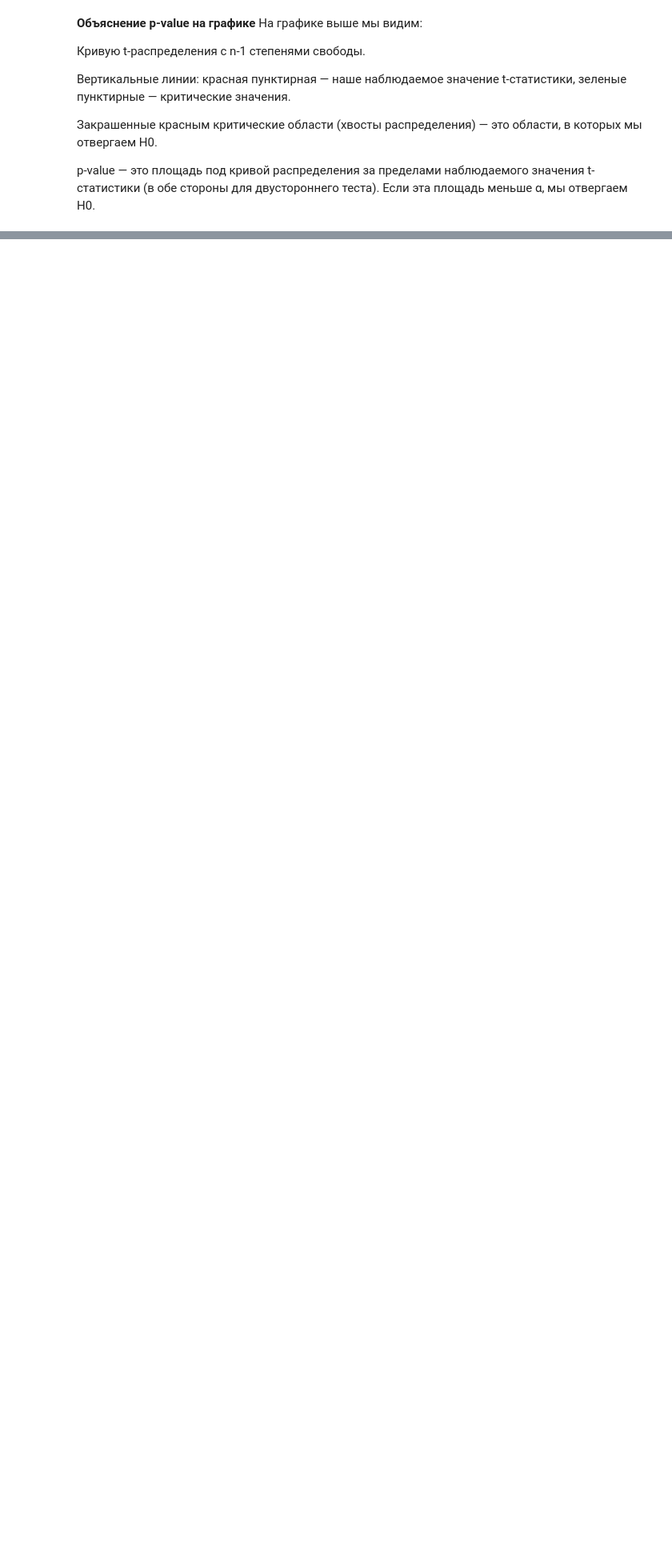
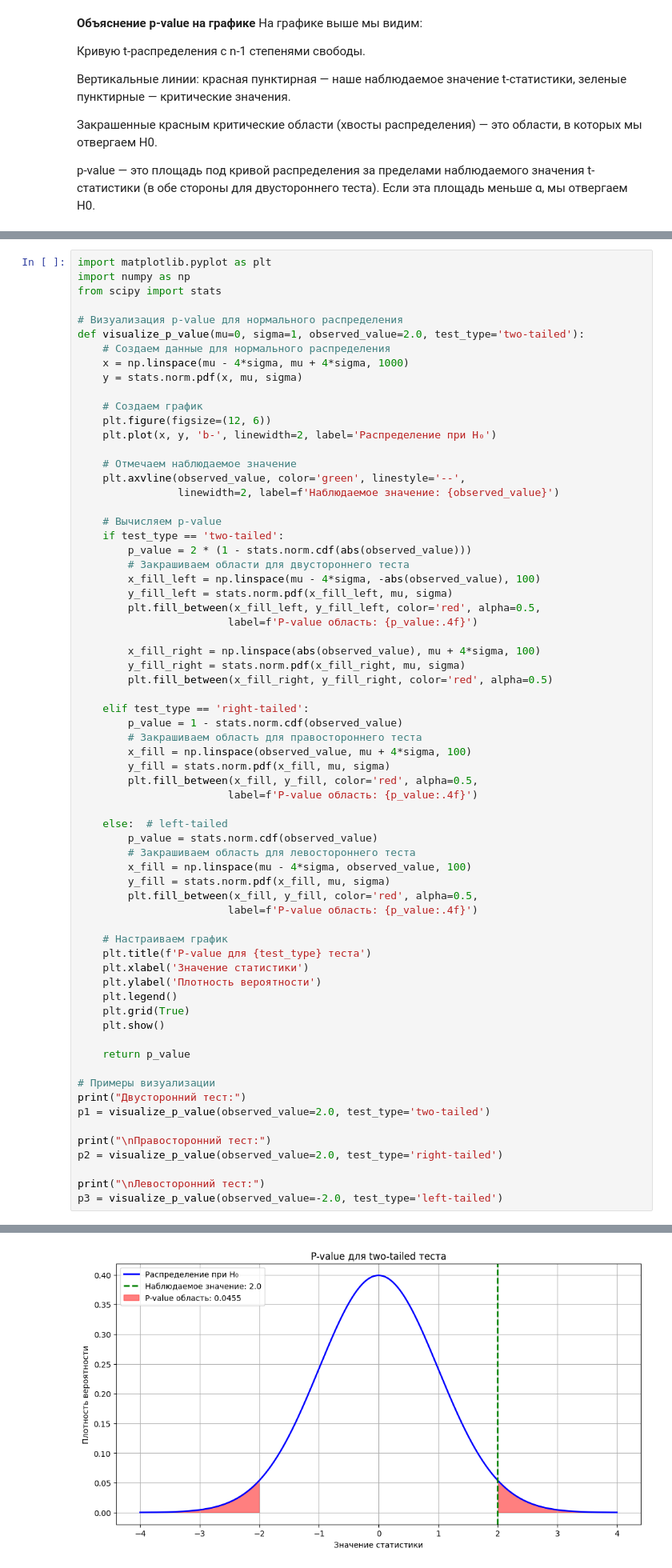
Before and after one commit to antipovaya/probability-theory-and-mathematical-statistics, a Jupyter notebook: Тестирование_гипотез(параметрические_тесты).ipynb, the cells around one changed output, grey strips where cells are left out. Shown: that part at 80% size. Cells and saved outputs as stored; diff of their text form; blank space fills up the shorter version.

```diff
--- a/Тестирование_гипотез(параметрические_тесты).ipynb
+++ b/Тестирование_гипотез(параметрические_тесты).ipynb
@@ -370,3 +370,71 @@ plot_p_value(observed_value=-2.5, test_type='left-tailed')  # Левосторо
 [figure]
 [figure]
 [figure]
+# %%
+import matplotlib.pyplot as plt
+import numpy as np
+from scipy import stats
+
+# Визуализация p-value для нормального распределения
+def visualize_p_value(mu=0, sigma=1, observed_value=2.0, test_type='two-tailed'):
+    # Создаем данные для нормального распределения
+    x = np.linspace(mu - 4*sigma, mu + 4*sigma, 1000)
+    y = stats.norm.pdf(x, mu, sigma)
+
+    # Создаем график
+    plt.figure(figsize=(12, 6))
+    plt.plot(x, y, 'b-', linewidth=2, label='Распределение при H₀')
+
+    # Отмечаем наблюдаемое значение
+    plt.axvline(observed_value, color='green', linestyle='--',
+                linewidth=2, label=f'Наблюдаемое значение: {observed_value}')
+
+    # Вычисляем p-value
+    if test_type == 'two-tailed':
+        p_value = 2 * (1 - stats.norm.cdf(abs(observed_value)))
+        # Закрашиваем области для двустороннего теста
+        x_fill_left = np.linspace(mu - 4*sigma, -abs(observed_value), 100)
+        y_fill_left = stats.norm.pdf(x_fill_left, mu, sigma)
+        plt.fill_between(x_fill_left, y_fill_left, color='red', alpha=0.5,
+                        label=f'P-value область: {p_value:.4f}')
+
+        x_fill_right = np.linspace(abs(observed_value), mu + 4*sigma, 100)
+        y_fill_right = stats.norm.pdf(x_fill_right, mu, sigma)
+        plt.fill_between(x_fill_right, y_fill_right, color='red', alpha=0.5)
+
+    elif test_type == 'right-tailed':
+        p_value = 1 - stats.norm.cdf(observed_value)
+        # Закрашиваем область для правостороннего теста
+        x_fill = np.linspace(observed_value, mu + 4*sigma, 100)
+        y_fill = stats.norm.pdf(x_fill, mu, sigma)
+        plt.fill_between(x_fill, y_fill, color='red', alpha=0.5,
+                        label=f'P-value область: {p_value:.4f}')
+
+    else:  # left-tailed
+        p_value = stats.norm.cdf(observed_value)
+        # Закрашиваем область для левостороннего теста
+        x_fill = np.linspace(mu - 4*sigma, observed_value, 100)
+        y_fill = stats.norm.pdf(x_fill, mu, sigma)
+        plt.fill_between(x_fill, y_fill, color='red', alpha=0.5,
+                        label=f'P-value область: {p_value:.4f}')
+
+    # Настраиваем график
+    plt.title(f'P-value для {test_type} теста')
+    plt.xlabel('Значение статистики')
+    plt.ylabel('Плотность вероятности')
+    plt.legend()
+    plt.grid(True)
+    plt.show()
+
+    return p_value
+
+# Примеры визуализации
+print("Двусторонний тест:")
+p1 = visualize_p_value(observed_value=2.0, test_type='two-tailed')
+
+print("\nПравосторонний тест:")
+p2 = visualize_p_value(observed_value=2.0, test_type='right-tailed')
+
+print("\nЛевосторонний тест:")
+p3 = visualize_p_value(observed_value=-2.0, test_type='left-tailed')
+# %% [output]
@@ -372,0 +442 @@ plot_p_value(observed_value=-2.5, test_type='left-tailed')  # Левосторо
+[figure, added]
```
Also changed, not shown: parts of 6 cells of this notebook.
